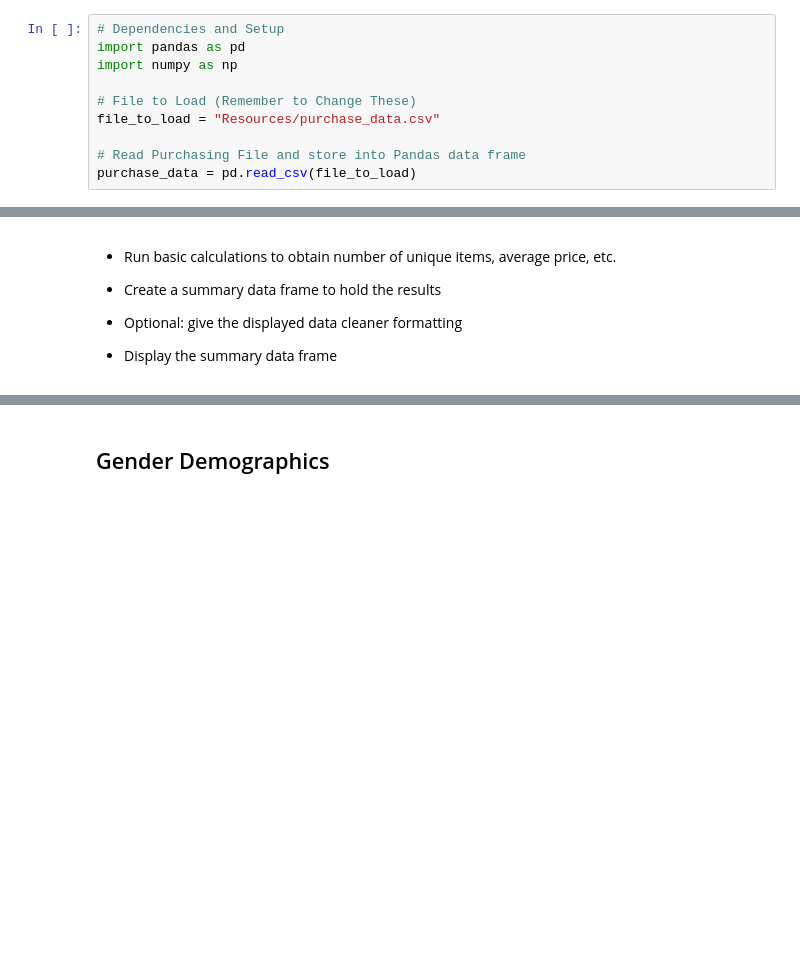
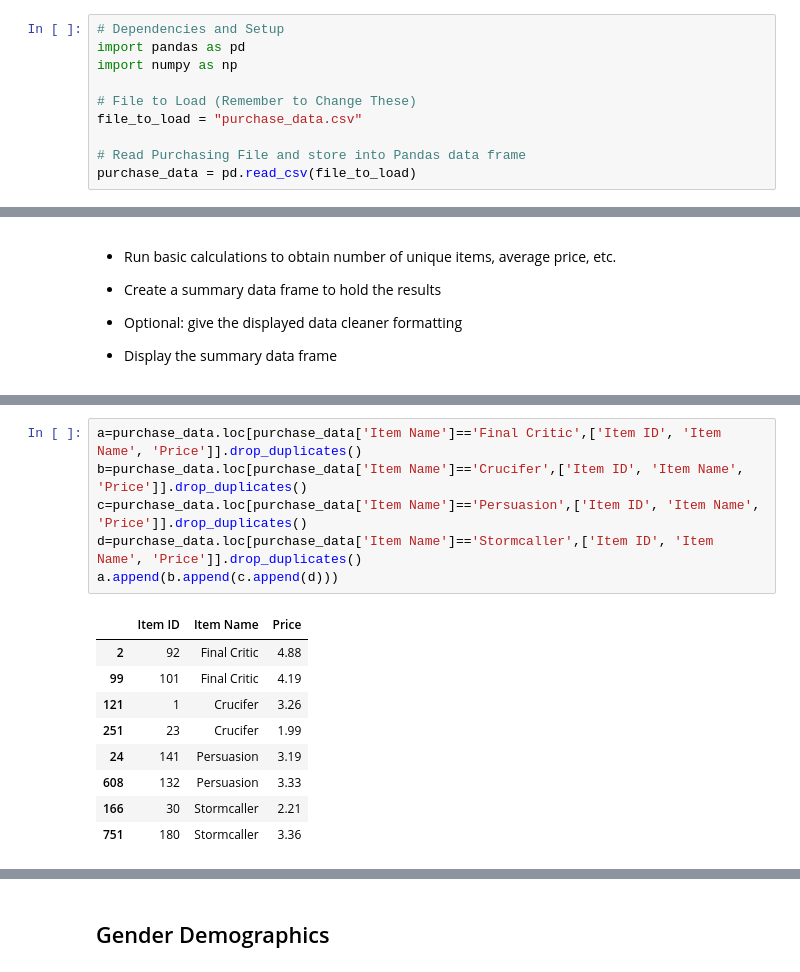
Before and after one commit to mhflynn/Pandas-Challege, a Jupyter notebook: HeroesOfPymoli.ipynb, the cells around one changed output, grey strips where cells are left out. Saved outputs shown, nothing was run; the diff lists cells and outputs as text; blank space fills up the shorter version.

Commit message:
Progress update
Added scripting for Top Spenders, Most Popular, Most Profitable sections. Include source data file in repo as it is small.

```diff
--- a/HeroesOfPymoli.ipynb
+++ b/HeroesOfPymoli.ipynb
@@ -13,7 +13,7 @@ import pandas as pd
 import numpy as np
 
 # File to Load (Remember to Change These)
-file_to_load = "Resources/purchase_data.csv"
+file_to_load = "purchase_data.csv"
 
 # Read Purchasing File and store into Pandas data frame
 purchase_data = pd.read_csv(file_to_load)
@@ -58,0 +61,16 @@ purchase_data['SN'].nunique()
+# %%
+a=purchase_data.loc[purchase_data['Item Name']=='Final Critic',['Item ID', 'Item Name', 'Price']].drop_duplicates()
+b=purchase_data.loc[purchase_data['Item Name']=='Crucifer',['Item ID', 'Item Name', 'Price']].drop_duplicates()
+c=purchase_data.loc[purchase_data['Item Name']=='Persuasion',['Item ID', 'Item Name', 'Price']].drop_duplicates()
+d=purchase_data.loc[purchase_data['Item Name']=='Stormcaller',['Item ID', 'Item Name', 'Price']].drop_duplicates()
+a.append(b.append(c.append(d)))
+# %% [output]
+|  | Item ID | Item Name | Price |
+| 2 | 92 | Final Critic | 4.88 |
+| 99 | 101 | Final Critic | 4.19 |
+| 121 | 1 | Crucifer | 3.26 |
+| 251 | 23 | Crucifer | 1.99 |
+| 24 | 141 | Persuasion | 3.19 |
+| 608 | 132 | Persuasion | 3.33 |
+| 166 | 30 | Stormcaller | 2.21 |
+| 751 | 180 | Stormcaller | 3.36 |
```
Also changed, not shown: parts of 18 cells of this notebook, 1 other file.
